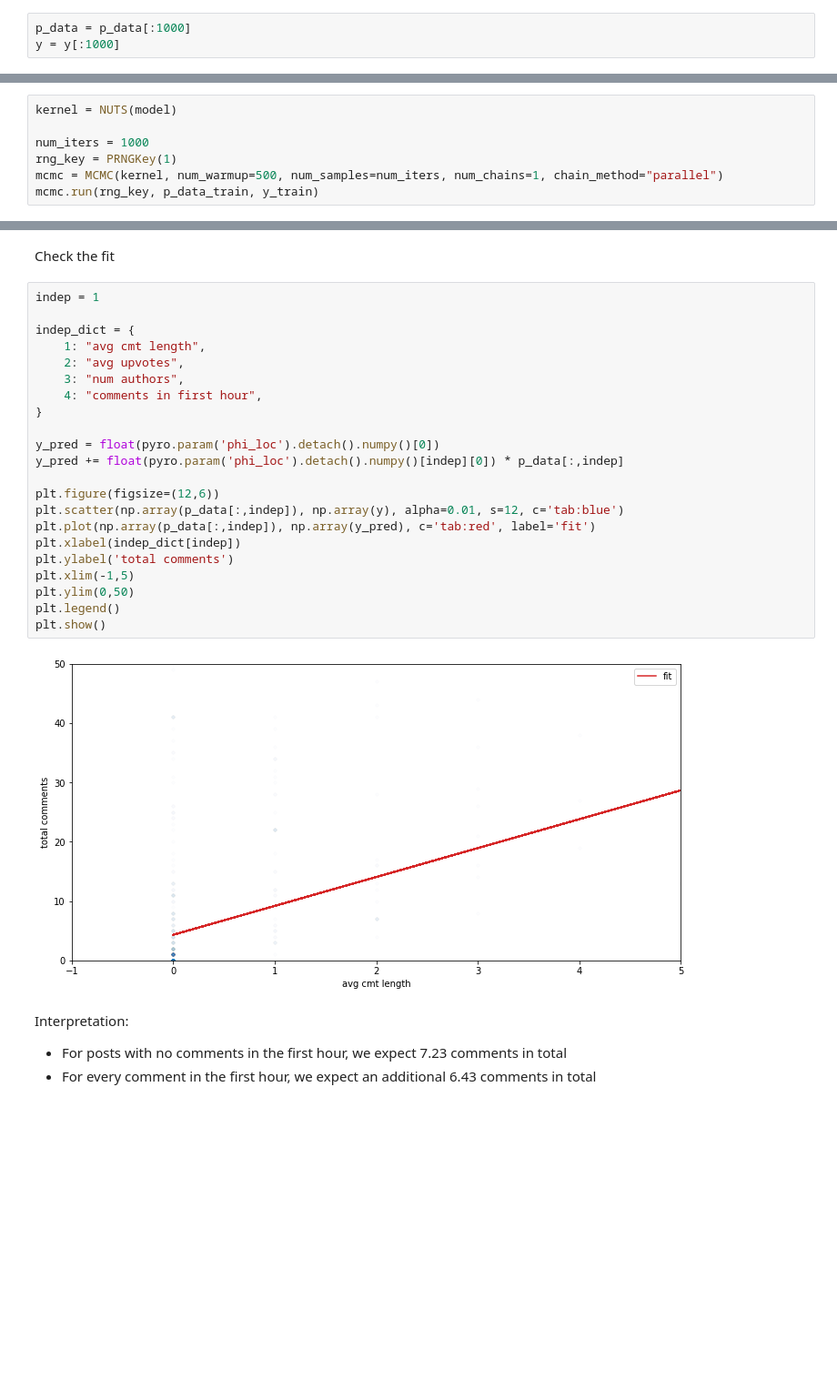
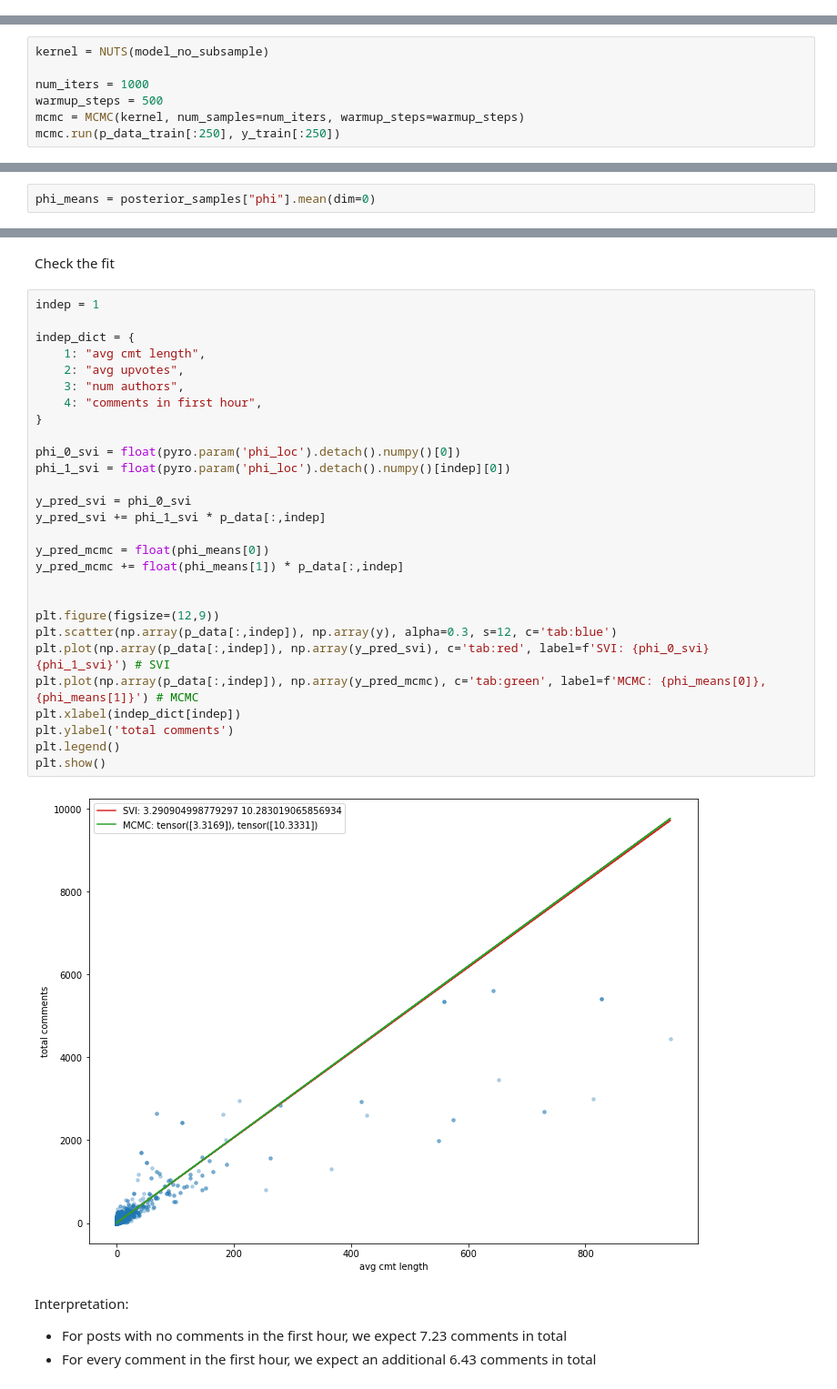
Before and after one commit to ageil/Probabilistic-Programming, a Jupyter notebook: model/SingleLevelModelPyro.ipynb, the cells around one changed output, grey strips where cells are left out. Shown at 91% size. Saved outputs shown, nothing was run; the diff lists cells and outputs as text; blank space fills up the shorter version.

Commit message:
clean up single level pyro model; compare mcmc with svi on subsample of data; subsample within SVI plate

```diff
--- a/model/SingleLevelModelPyro.ipynb
+++ b/model/SingleLevelModelPyro.ipynb
@@ -114,6 +113,3 @@ Subsample our data
-# %%
-p_data = p_data[:1000]
-y = y[:1000]
 # %% [markdown]
 split into train/test
 # %%
@@ -276,9 +258,9 @@ from numpyro.infer import MCMC, NUTS, Predictive
 # %%
-kernel = NUTS(model)
+kernel = NUTS(model_no_subsample)
 
 num_iters = 1000
-rng_key = PRNGKey(1)
-mcmc = MCMC(kernel, num_warmup=500, num_samples=num_iters, num_chains=1, chain_method="parallel")
-mcmc.run(rng_key, p_data_train, y_train)
+warmup_steps = 500
+mcmc = MCMC(kernel, num_samples=num_iters, warmup_steps=warmup_steps)
+mcmc.run(p_data_train[:250], y_train[:250])
 # %%
 posterior_samples = mcmc.get_samples()
@@ -288,0 +267,2 @@ NameError: name 'posterior_samples' is not defined
+# %%
+phi_means = posterior_samples["phi"].mean(dim=0)
@@ -293,27 +275,33 @@ Check the fit
 # %%
 indep = 1
 
 indep_dict = {
     1: "avg cmt length",
     2: "avg upvotes",
     3: "num authors",
     4: "comments in first hour",
 }
 
-y_pred = float(pyro.param('phi_loc').detach().numpy()[0])
-y_pred += float(pyro.param('phi_loc').detach().numpy()[indep][0]) * p_data[:,indep]
+phi_0_svi = float(pyro.param('phi_loc').detach().numpy()[0])
+phi_1_svi = float(pyro.param('phi_loc').detach().numpy()[indep][0])
 
-plt.figure(figsize=(12,6))
-plt.scatter(np.array(p_data[:,indep]), np.array(y), alpha=0.01, s=12, c='tab:blue')
-plt.plot(np.array(p_data[:,indep]), np.array(y_pred), c='tab:red', label='fit')
+y_pred_svi = phi_0_svi
+y_pred_svi += phi_1_svi * p_data[:,indep]
+
+y_pred_mcmc = float(phi_means[0])
+y_pred_mcmc += float(phi_means[1]) * p_data[:,indep]
+
+
+plt.figure(figsize=(12,9))
+plt.scatter(np.array(p_data[:,indep]), np.array(y), alpha=0.3, s=12, c='tab:blue')
+plt.plot(np.array(p_data[:,indep]), np.array(y_pred_svi), c='tab:red', label=f'SVI: {phi_0_svi} {phi_1_svi}') # SVI
+plt.plot(np.array(p_data[:,indep]), np.array(y_pred_mcmc), c='tab:green', label=f'MCMC: {phi_means[0]}, {phi_means[1]}') # MCMC
 plt.xlabel(indep_dict[indep])
 plt.ylabel('total comments')
-plt.xlim(-1,5)
-plt.ylim(0,50)
 plt.legend()
 plt.show()
 # %% [output]
-[figure, old version]
+[figure, new version]
 # %% [markdown]
 Interpretation:
 
```
Also changed, not shown: parts of 31 cells of this notebook.
